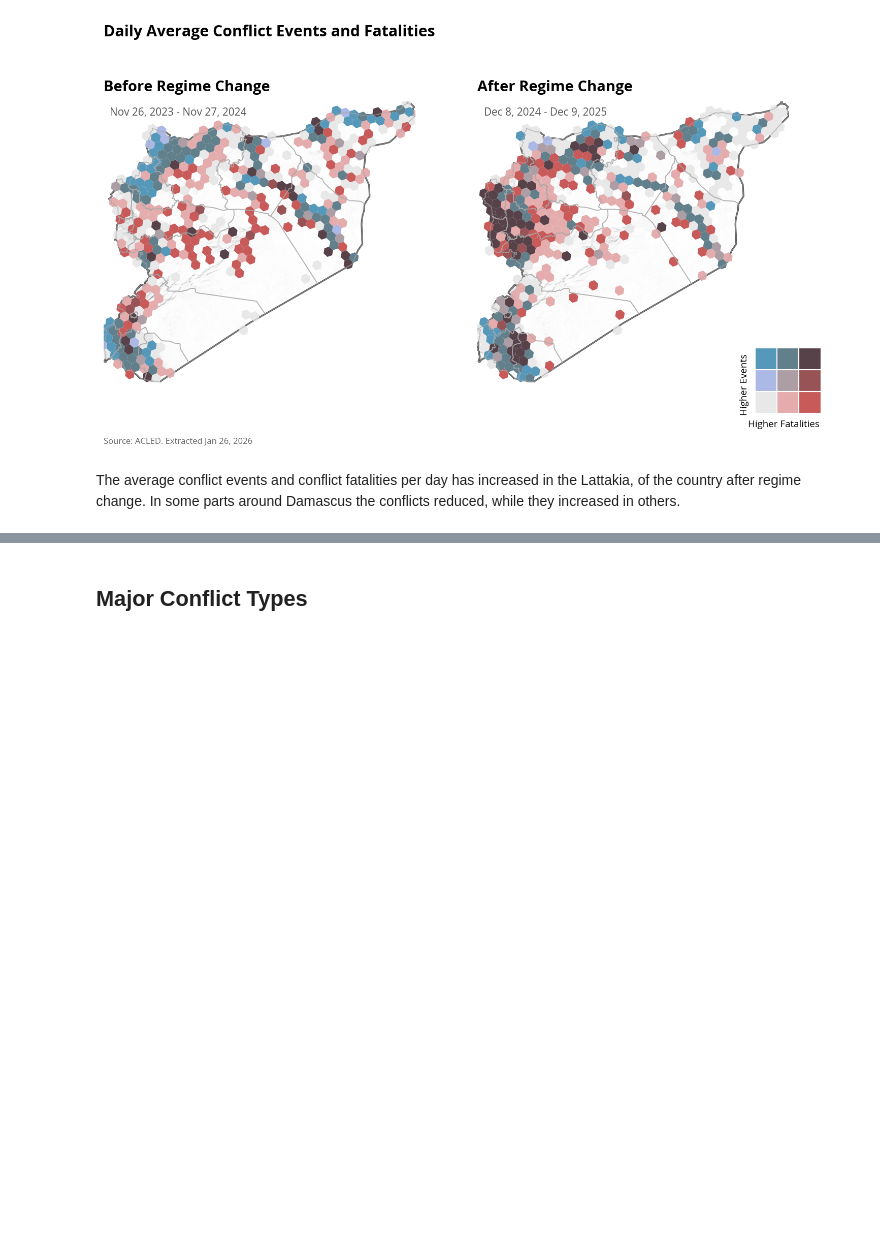
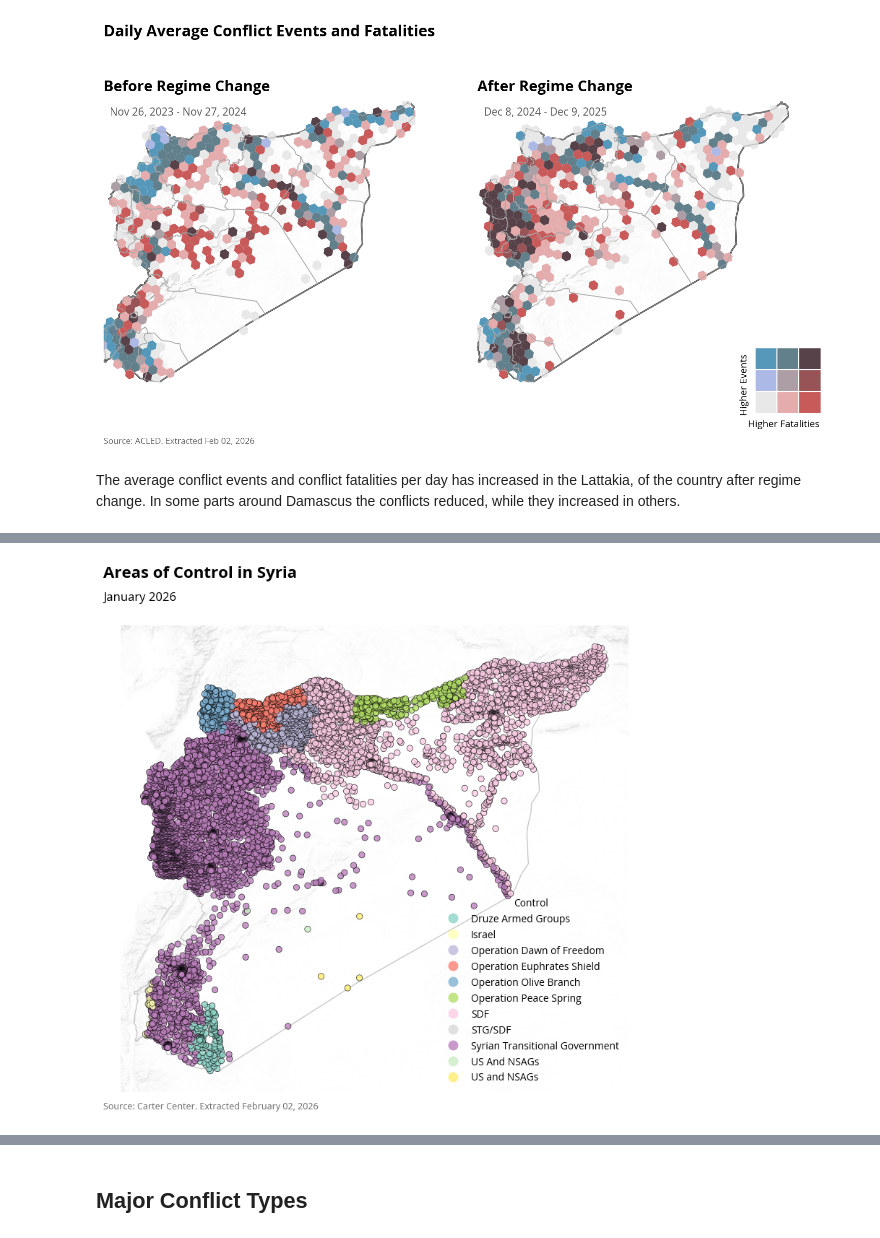
Before and after one commit to datapartnership/syria-economic-monitor, a Jupyter notebook: notebooks/conflict/acled_post_assad.ipynb, the cells around one changed output, grey strips where cells are left out. Saved outputs shown, nothing was run; the diff lists cells and outputs as text; code cells hidden in the pictures; blank space fills up the shorter version.

Commit message:
Add areas of control map with improved legend (#117)

```diff
--- a/notebooks/conflict/acled_post_assad.ipynb
+++ b/notebooks/conflict/acled_post_assad.ipynb
@@ -257,0 +274,14 @@ The average conflict events and conflict fatalities per day has increased in the
+# %%
+areas_of_control = pd.read_excel('../../data/boundaries/Carter Center Areas of Control - Jan 2026.xlsx')
+areas_of_control.rename(columns={'Longitude': 'longitude', 'Latitude': 'latitude'}, inplace=True)
+# %%
+areas_of_control = processing.convert_to_gdf(areas_of_control)
+# %%
+# Convert datetime column names to date strings
+areas_of_control.columns = [
+    col.strftime('%Y-%m-%d') if isinstance(col, datetime)
+    else col
+    for col in areas_of_control.columns
+]
+
+list(areas_of_control.columns)
@@ -257,0 +306,45 @@ The average conflict events and conflict fatalities per day has increased in the
+# %%
+import matplotlib.pyplot as plt
+import contextily as ctx
+
+# Create figure
+fig, ax = plt.subplots(figsize=(10, 8))
+
+# Plot the areas of control with legend
+gdf_plot = areas_of_control.to_crs(epsg=3857)
+gdf_plot.plot(
+    column='2026-01-01',
+    ax=ax,
+    legend=True,
+    categorical=True,
+    cmap='Set3',
+    alpha=0.8,
+    edgecolor='black',
+    linewidth=0.5,
+    legend_kwds={'loc': 'lower right', 'frameon': False, 'title': 'Control'}
+)
+
+# Add basemap
+ctx.add_basemap(
+    ax,
+    source=MAPBOX_BASEMAP_URL,
+    alpha=0.3,
+    zoom='auto',
+    zorder=0
+)
+
+# Remove axes
+ax.set_axis_off()
+
+# Add title and subtitle
+fig.suptitle('Areas of Control in Syria', fontsize=16, fontweight='bold', x=0.125, ha='left', y=0.96)
+fig.text(0.125, 0.90, 'January 2026', fontsize=12, ha='left')
+
+# Add source note
+fig.text(0.125, 0.02, f'Source: Carter Center. Extracted {extracted_date_formatted}',
+         fontsize=9, ha='left', style='italic', color='#666666')
+
+plt.tight_layout(rect=[0, 0.03, 1, 0.92])
+plt.show()
+# %% [output]
+[figure, added]
```
Also changed, not shown: parts of 5 cells of this notebook.
